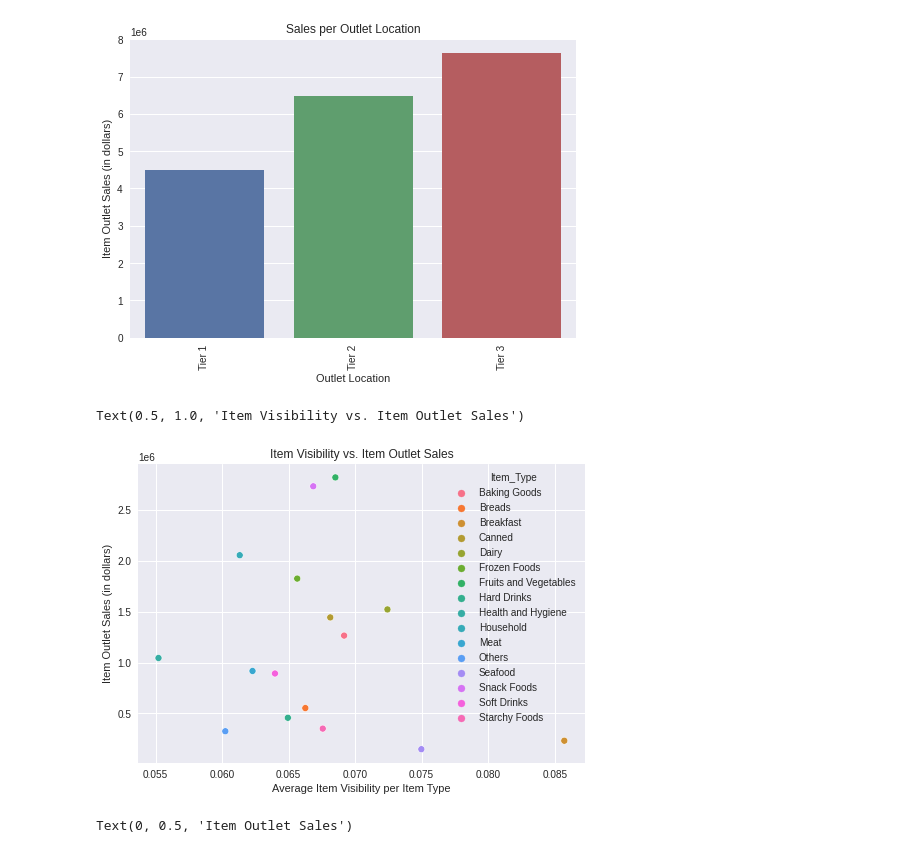
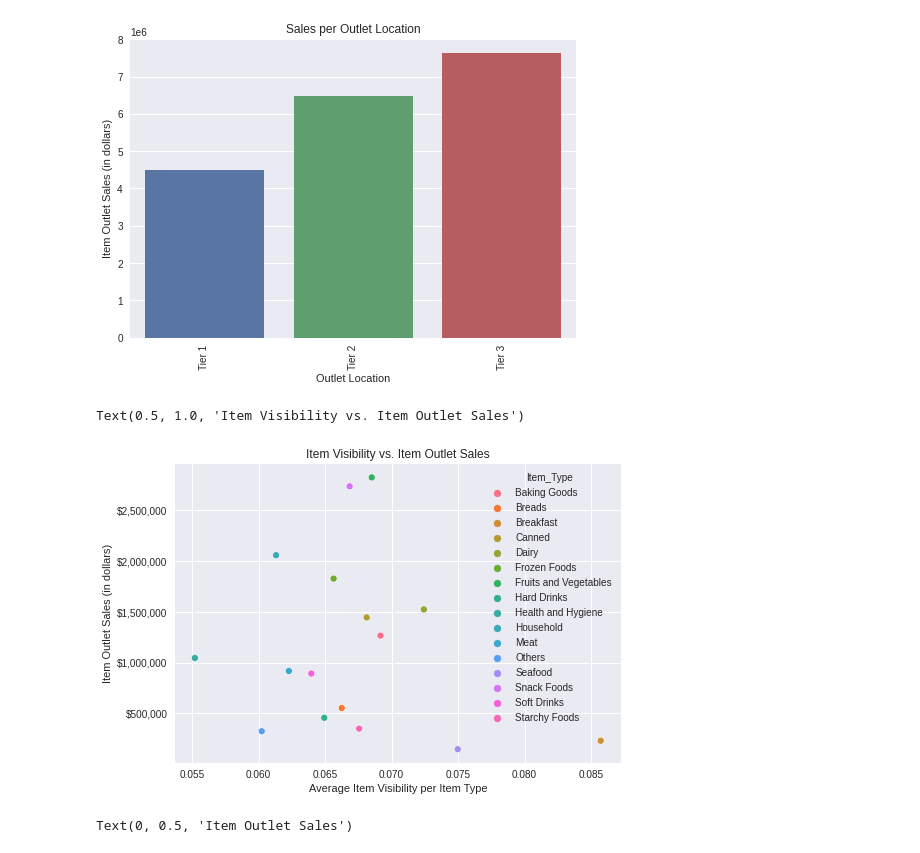
Before and after one commit to rlorey/food_sales_predictions, a Jupyter notebook: Project1.ipynb, the cells around one changed output. Drawn from its saved outputs; the diff is of its cells as text; code cells hidden in the pictures.

```diff
--- a/Project1.ipynb
+++ b/Project1.ipynb
@@ -393,19 +567,19 @@ Text(0.5, 1.0, 'Sales per Outlet Location')
 # %%
 type_visibility = df.groupby(['Item_Type'])[['Item_Visibility']].mean()
 type_sales = df.groupby(['Item_Type'])[['Item_Outlet_Sales']].sum()
 visibility_sales = pd.concat([type_visibility.Item_Visibility, type_sales.Item_Outlet_Sales], axis =1 )
-sns.scatterplot(x = 'Item_Visibility', y = 'Item_Outlet_Sales', data = visibility_sales, hue = 'Item_Type');
+scatter = sns.scatterplot(x = 'Item_Visibility', y = 'Item_Outlet_Sales', data = visibility_sales, hue = 'Item_Type');
 
 fmt = '${x:,.0f}'
 tick = mtick.StrMethodFormatter(fmt)
 scatter.yaxis.set_major_formatter(tick)
 
 plt.xlabel('Average Item Visibility per Item Type')
 plt.ylabel('Item Outlet Sales (in dollars)')
 plt.title('Item Visibility vs. Item Outlet Sales')
 # %% [output]
 Text(0.5, 1.0, 'Item Visibility vs. Item Outlet Sales')
-[figure, old version]
+[figure, new version]
 # %%
 MRP_type = df.groupby(['Item_Type'])[["Item_MRP"]].mean()
 MRP_sales = pd.concat([type_sales.Item_Outlet_Sales, MRP_type.Item_MRP], axis = 1)
```
Also changed, not shown: parts of 41 cells of this notebook.
